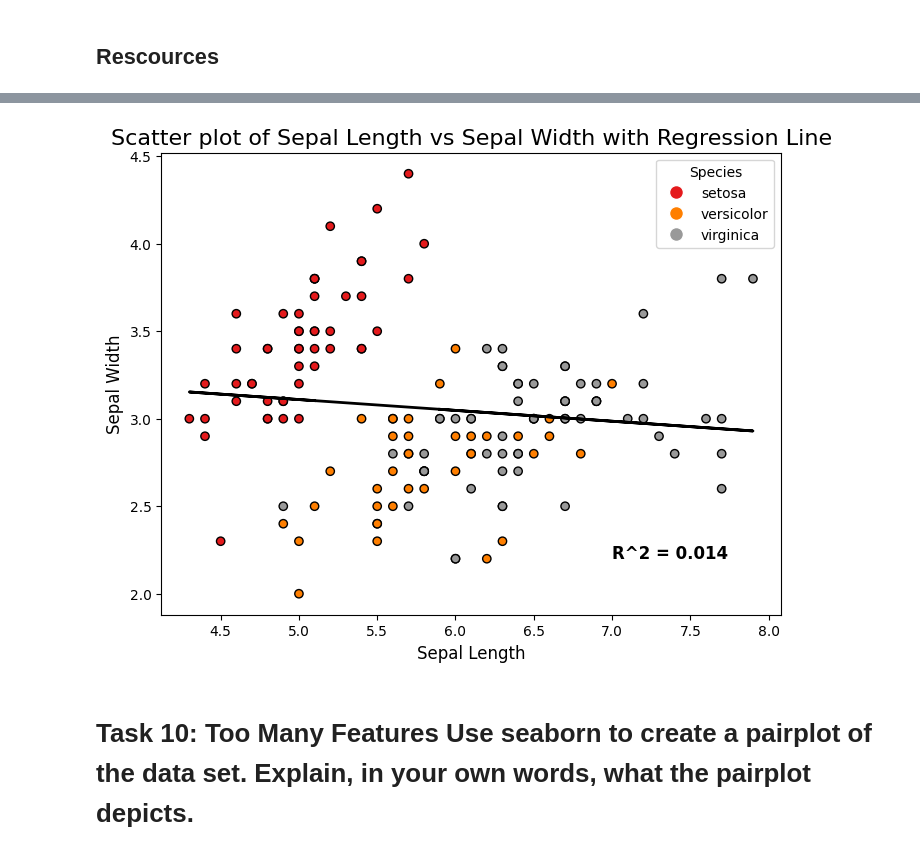
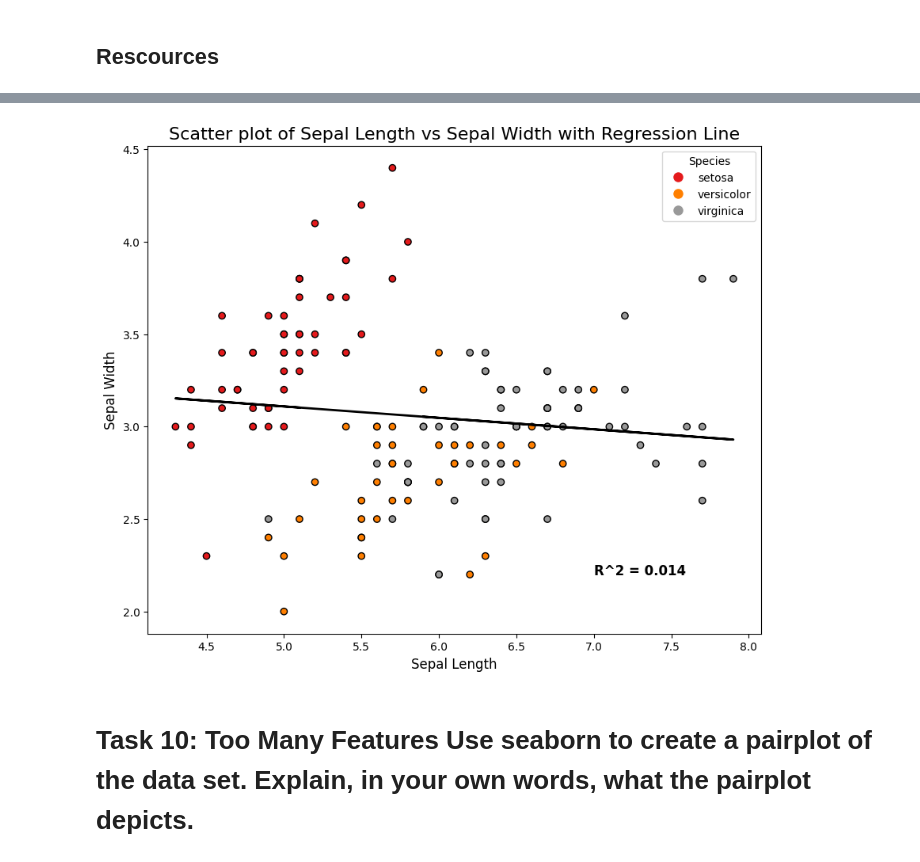
Before and after one commit to LDonn32/principles_of_data_analytics, a Jupyter notebook: tasks.ipynb, the cells around one changed output, grey strips where cells are left out. Drawn from its saved outputs; the diff is of its cells as text; code cells hidden in the pictures.

```diff
--- a/tasks.ipynb
+++ b/tasks.ipynb
@@ -484,4 +500,6 @@ Re-create the plot from Task 6 and annotate it with the R 2 value.
 # %%
+# Set up packages
+
 import numpy as np
 import matplotlib.pyplot as plt
 from sklearn.datasets import load_iris
@@ -491,53 +509,71 @@ from sklearn.metrics import r2_score
 import matplotlib.cm as cm
 
 # Load the iris dataset from scikit-learn
+
 iris = load_iris()
 
 # Extract the features and labels
+
 X = iris.data  # Features (sepal_length, sepal_width, petal_length, petal_width)
 y = iris.target  # Labels (species)
 
-# Create the scatter plot for two features: Sepal Length (X[:, 0]) and Sepal Width (X[:, 1])
-plt.figure(figsize=(8, 6))
+# Create the scatter plot for two features: Sepal Length and Width.
 
-# Create a color map for the species
-cmap = cm.get_cmap('Set1', 3)  # Using 'Set1' colormap with 3 colors
+plt.figure(figsize=(10, 8))
 
-# Create a scatter plot with color-coding for the species
+# Create a color map for the species.
+
+cmap = cm.get_cmap('Set1', 3)  # Using the 'Set1' colormap here with 3 colors to match it with the legend later
+
+# Create a scatter plot with color-coding for the species.
+
 scatter = plt.scatter(X[:, 0], X[:, 1], c=y, cmap=cmap, edgecolor='k')
 
-# Add titles and labels
+# Add the titles and the labels.
+
 plt.title('Scatter plot of Sepal Length vs Sepal Width with Regression Line', fontsize=16)
 plt.xlabel('Sepal Length', fontsize=12)
 plt.ylabel('Sepal Width', fontsize=12)
 
-# Fit a linear regression line using LinearRegression from sklearn
+# Fit a linear regression line by using LinearRegression from sklearn.
+
 model = LinearRegression()
 model.fit(X[:, 0].reshape(-1, 1), X[:, 1])  # Reshape X[:, 0] for linear regression
 
-# Get the regression line values
+# Get the regression line values.
+
 regression_line = model.predict(X[:, 0].reshape(-1, 1))
 
-# Plot the regression line
+# Plot the regression line.
+
 plt.plot(X[:, 0], regression_line, color='black', linewidth=2, label='Regression Line')
 
-# Calculate the R^2 value
+# Calculate the R^2 value.
+
 r2 = r2_score(X[:, 1], regression_line)
 
-# Annotate the plot with the R^2 value, moved to the bottom-right corner
+# Annotate the plot with the R^2 value, moved to the bottom-right corner so not to obstruct view of the data.
+# plt.text(7, 2.2....) are the coordinates of where on the scatter plot the data will show
+# plt.text(..... f'r^2 = {r2:.3f}) fixes the R² value to 3 decimal places.
+# The .3f part of the f-string ensures that the number is rounded to three decimal places.
+# Going for 3 decimal places over 2 to give greater accuracy
+
 plt.text(7, 2.2, f'R^2 = {r2:.3f}', fontsize=12, color='black', weight='bold')
 
-# Create custom legend labels for the species
+# Create custom legend labels for the species.
+
 legend_labels = [Line2D([0], [0], marker='o', color='w', markerfacecolor=cmap(i/3), markersize=10, label=label)
                  for i, label in enumerate(iris.target_names)]
 
-# Add the custom legend to the plot
+# Add the custom legend to the plot.
+
 plt.legend(handles=legend_labels, title="Species")
 
-# Show the plot
+# Show the plot.
+
 plt.show()
 # %% [output]
-[figure, old version]
+[figure, new version]
 # %% [markdown]
 # Task 10: Too Many Features Use seaborn to create a pairplot of the data set. Explain, in your own words, what the pairplot depicts.
 # %% [markdown]
```
Also changed, not shown: parts of 2 cells of this notebook.
